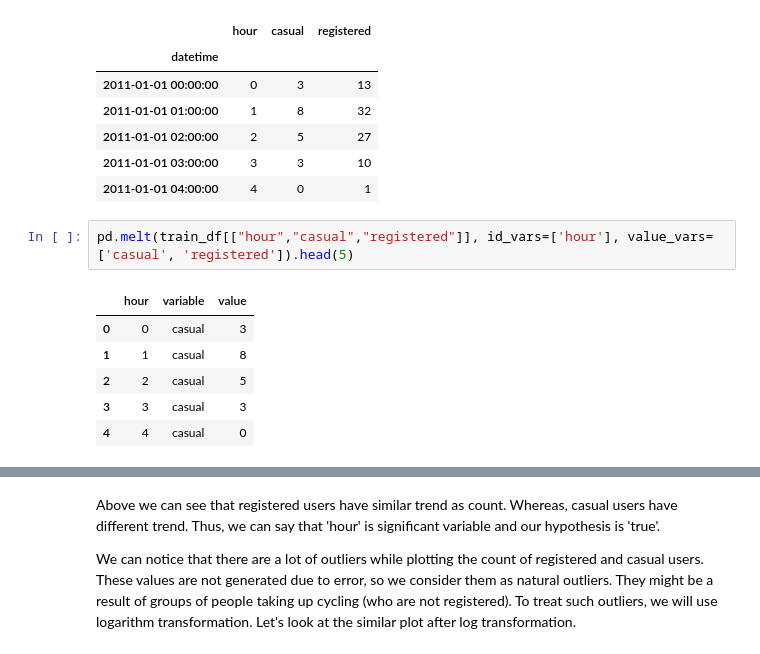
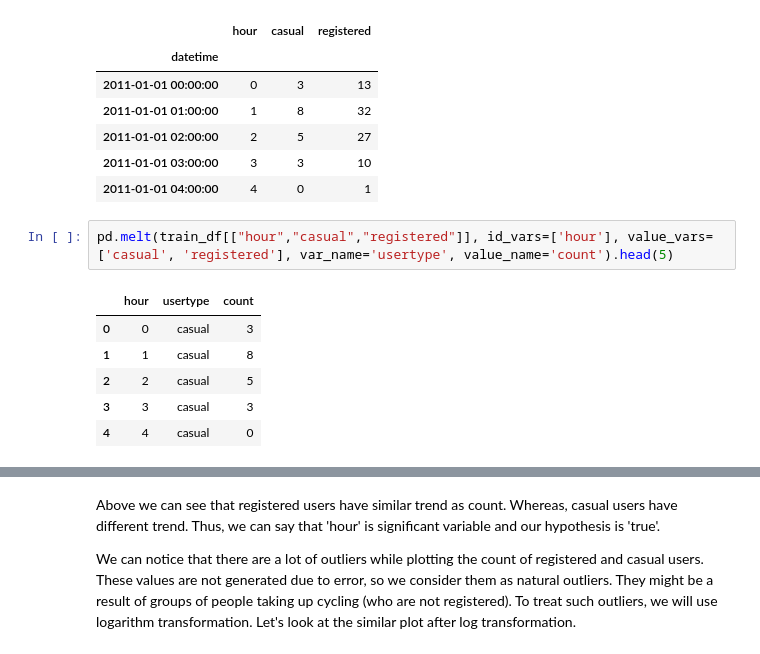
Before and after one commit to LinuxAI-PKU/ml-workspace, a Jupyter notebook: kaggle-bike-sharing-demand/kaggle-bike-sharing-demand.ipynb, the cells around one changed output, grey strips where cells are left out. Saved outputs shown, nothing was run; the diff lists cells and outputs as text.

```diff
--- a/kaggle-bike-sharing-demand/kaggle-bike-sharing-demand.ipynb
+++ b/kaggle-bike-sharing-demand/kaggle-bike-sharing-demand.ipynb
@@ -466,9 +497,9 @@ train_df[["hour","casual","registered"]].head(5)
 | 2011-01-01 03:00:00 | 3 | 3 | 10 |
 | 2011-01-01 04:00:00 | 4 | 0 | 1 |
 # %%
-pd.melt(train_df[["hour","casual","registered"]], id_vars=['hour'], value_vars=['casual', 'registered']).head(5)
+pd.melt(train_df[["hour","casual","registered"]], id_vars=['hour'], value_vars=['casual', 'registered'], var_name='usertype', value_name='count').head(5)
 # %% [output]
-|  | hour | variable | value |
+|  | hour | usertype | count |
 | 0 | 0 | casual | 3 |
 | 1 | 1 | casual | 8 |
 | 2 | 2 | casual | 5 |
```
Also changed, not shown: parts of 13 cells of this notebook, 1 other file.
